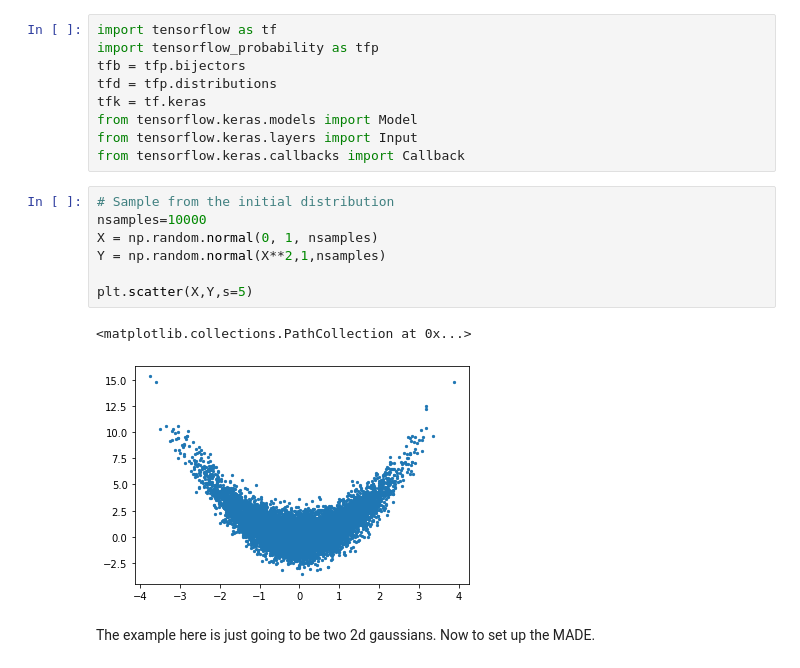
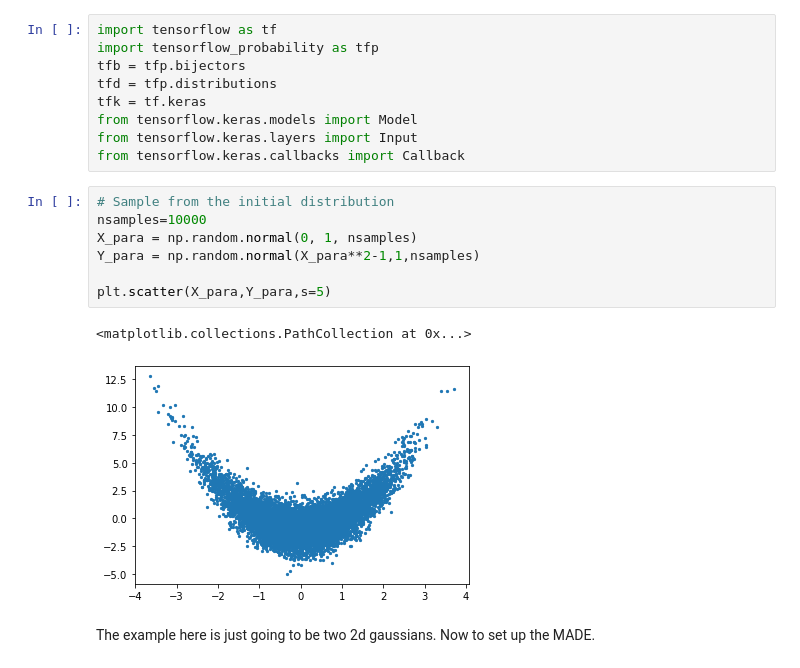
Before and after one commit to SBU-EVAN/jupyter-notebooks, a Jupyter notebook: tensorflow.ipynb, the cells around one changed output. Drawn from its saved outputs; the diff is of its cells as text.

```diff
--- a/tensorflow.ipynb
+++ b/tensorflow.ipynb
@@ -16,13 +16,13 @@ from tensorflow.keras.callbacks import Callback
 # %%
 # Sample from the initial distribution
 nsamples=10000
-X = np.random.normal(0, 1, nsamples)
-Y = np.random.normal(X**2,1,nsamples)
+X_para = np.random.normal(0, 1, nsamples)
+Y_para = np.random.normal(X_para**2-1,1,nsamples)
 
-plt.scatter(X,Y,s=5)
+plt.scatter(X_para,Y_para,s=5)
 # %% [output]
 <matplotlib.collections.PathCollection at 0x...>
-[figure, old version]
+[figure, new version]
 # %% [markdown]
 The example here is just going to be two 2d gaussians. Now to set up the MADE.
 # %%
```
Also changed, not shown: parts of 27 cells of this notebook.
